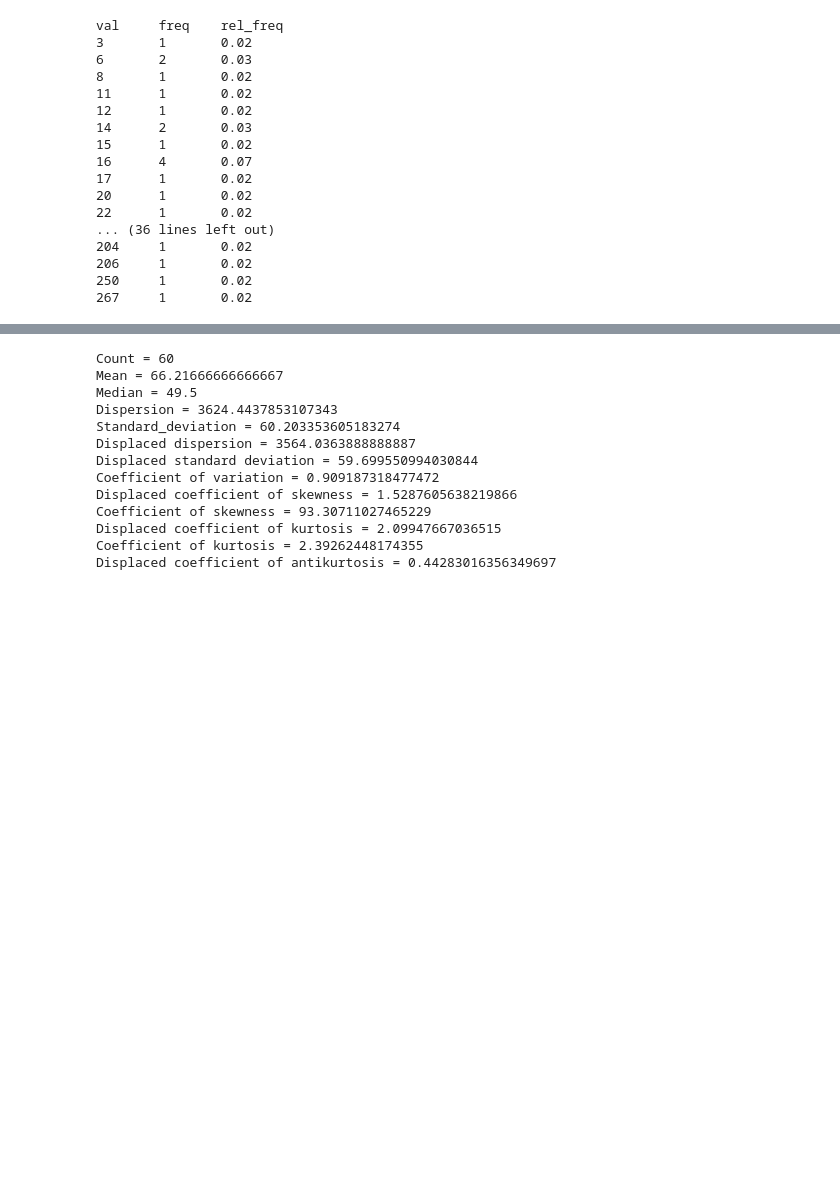
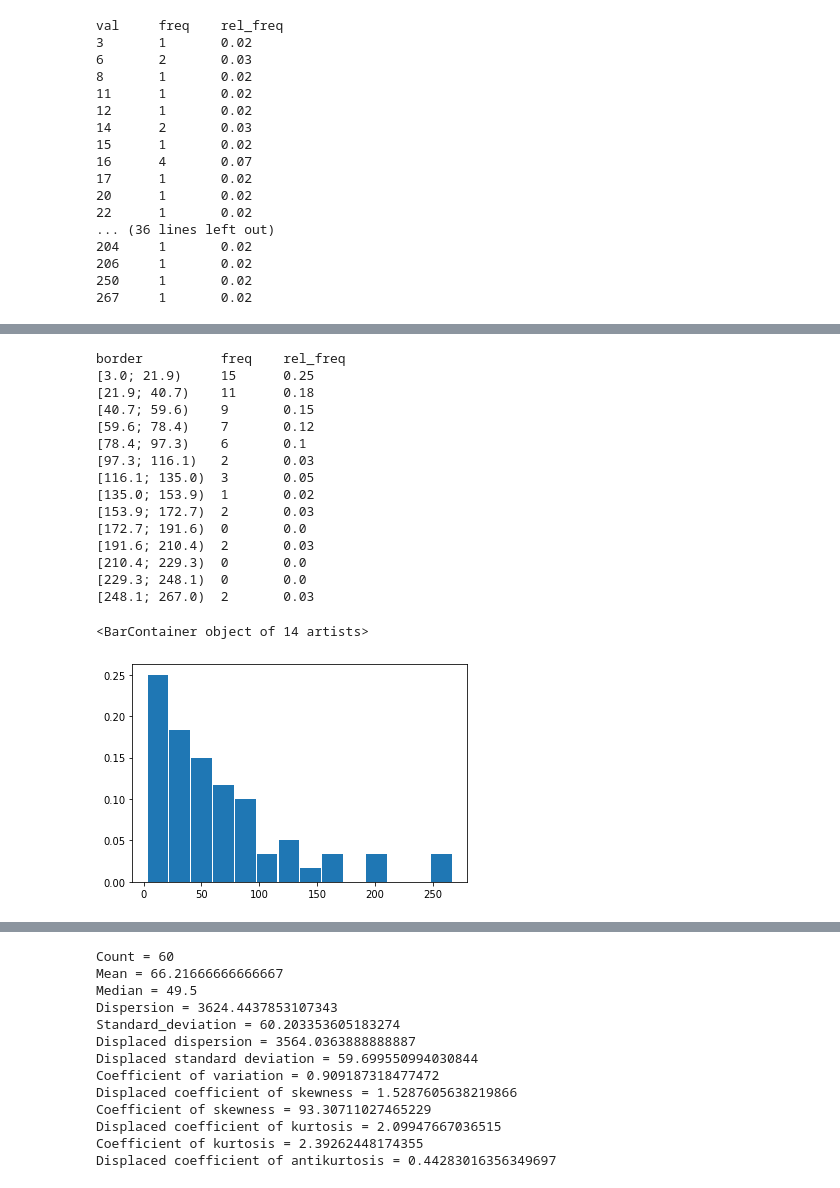
Before and after one commit to crazylinuxer/empirical_methods, a Jupyter notebook: lab1/Untitled.ipynb, the cells around one changed output, grey strips where cells are left out. Drawn from its saved outputs; the diff is of its cells as text; code cells hidden in the pictures; blank space fills up the shorter version.

```diff
--- a/lab1/Untitled.ipynb
+++ b/lab1/Untitled.ipynb
@@ -92,0 +103,25 @@ plt.plot(x_grid, y_grid, color="orange", linewidth=3)
+# %%
+sorted_borders, plot_values, class_width = get_classes(M * 2)
+plt.bar(
+    [(i[0] + i[1]) / 2 for i in sorted_borders],
+    [i[1] for i in plot_values],
+    width=class_width-1
+)
+# %% [output]
+border          freq    rel_freq
+[3.0; 21.9)     15      0.25
+[21.9; 40.7)    11      0.18
+[40.7; 59.6)    9       0.15
+[59.6; 78.4)    7       0.12
+[78.4; 97.3)    6       0.1
+[97.3; 116.1)   2       0.03
+[116.1; 135.0)  3       0.05
+[135.0; 153.9)  1       0.02
+[153.9; 172.7)  2       0.03
+[172.7; 191.6)  0       0.0
+[191.6; 210.4)  2       0.03
+[210.4; 229.3)  0       0.0
+[229.3; 248.1)  0       0.0
+[248.1; 267.0)  2       0.03
+<BarContainer object of 14 artists>
+[figure, added]
```
Also changed, not shown: parts of 4 cells of this notebook.
